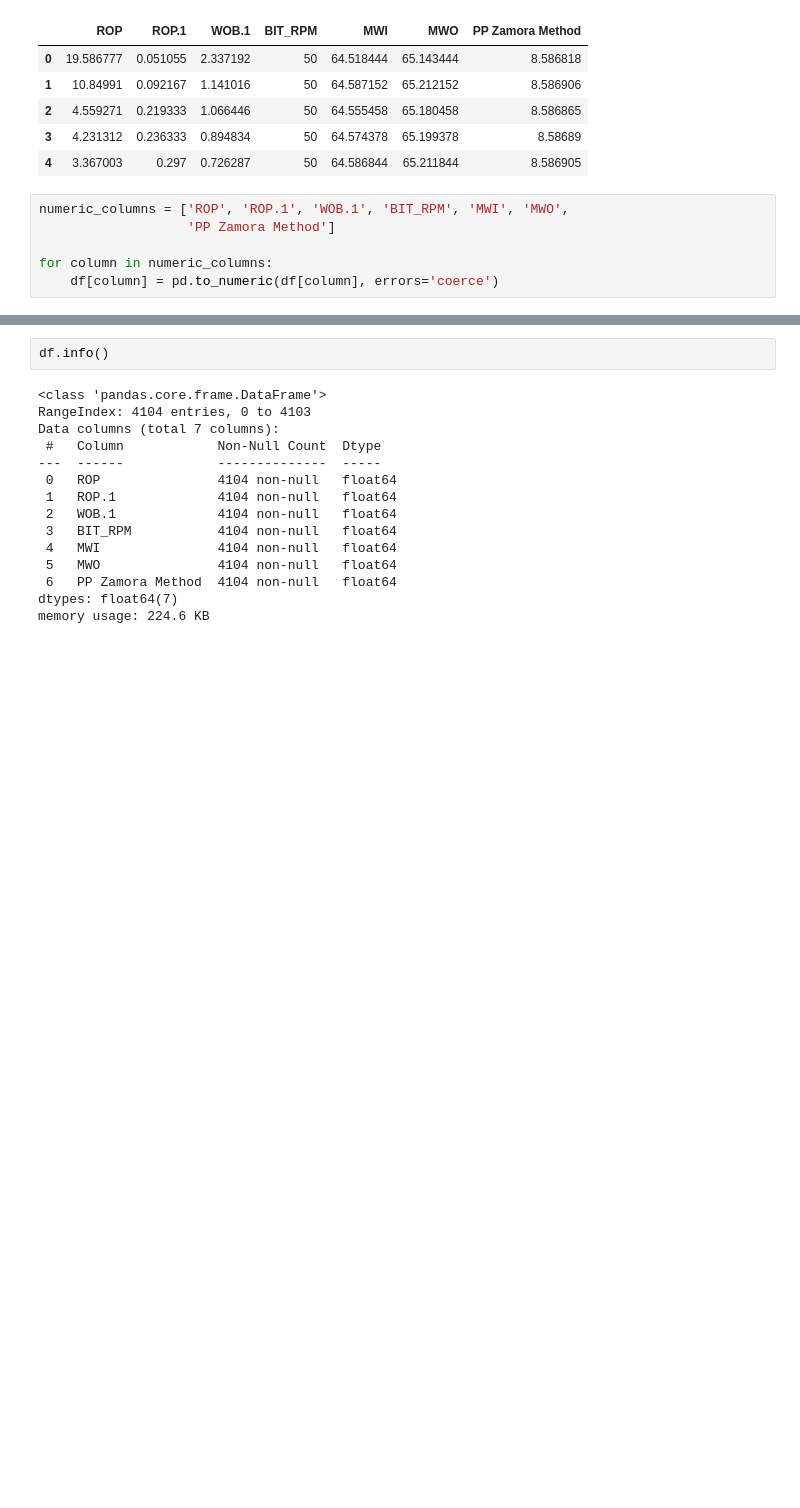
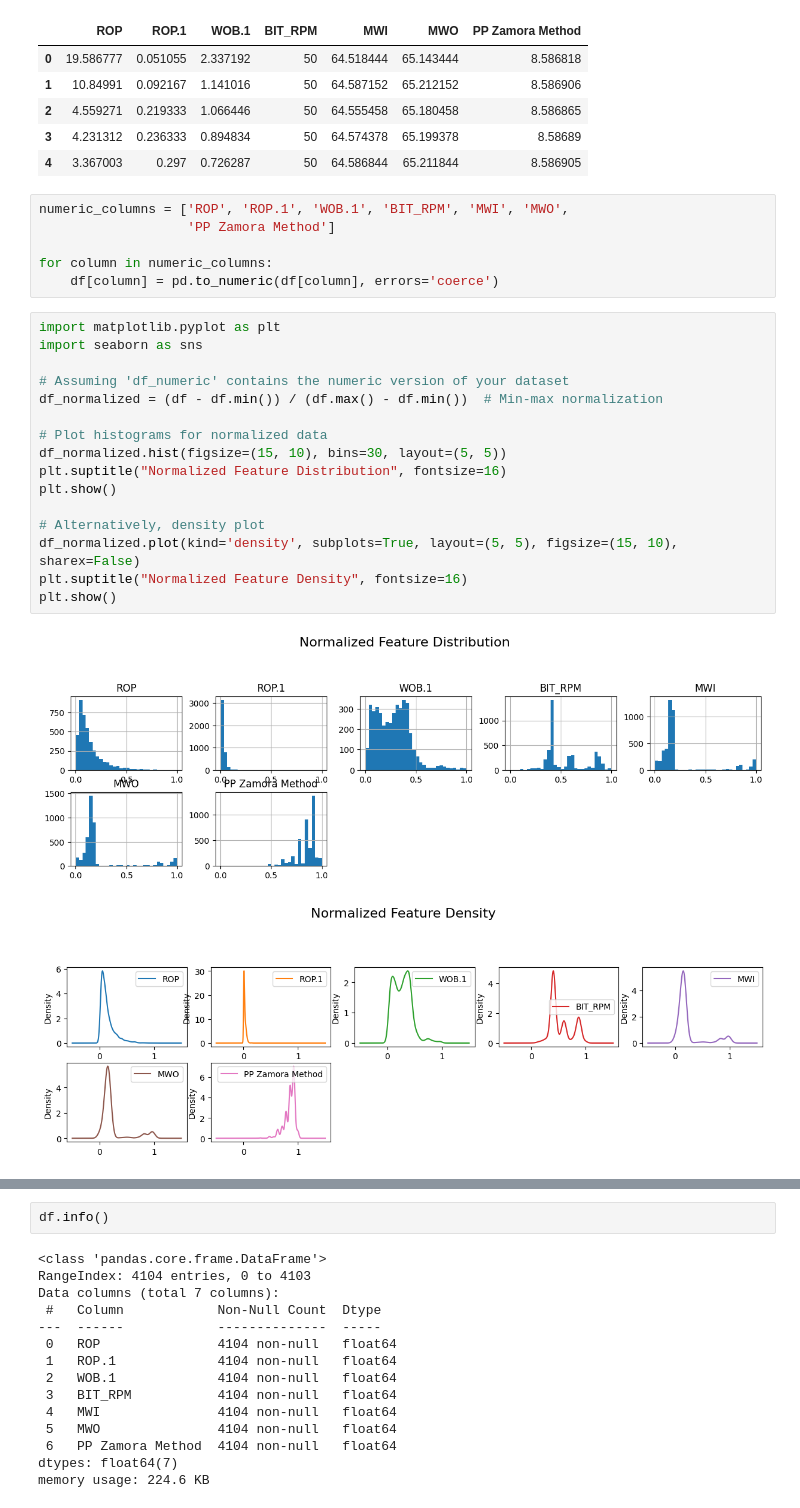
Before and after one commit to Naominour/Drilling, a Jupyter notebook: drilling.ipynb, the cells around one changed output, grey strips where cells are left out. Cells and saved outputs as stored; diff of their text form; blank space fills up the shorter version.

Commit message:
Transforming Data to Reduce Skewness

```diff
--- a/drilling.ipynb
+++ b/drilling.ipynb
@@ -40,3 +40,22 @@ numeric_columns = ['ROP', 'ROP.1', 'WOB.1', 'BIT_RPM', 'MWI', 'MWO',
 
 for column in numeric_columns:
     df[column] = pd.to_numeric(df[column], errors='coerce')
+# %%
+import matplotlib.pyplot as plt
+import seaborn as sns
+
+# Assuming 'df_numeric' contains the numeric version of your dataset
+df_normalized = (df - df.min()) / (df.max() - df.min())  # Min-max normalization
+
+# Plot histograms for normalized data
+df_normalized.hist(figsize=(15, 10), bins=30, layout=(5, 5))
+plt.suptitle("Normalized Feature Distribution", fontsize=16)
+plt.show()
+
+# Alternatively, density plot
+df_normalized.plot(kind='density', subplots=True, layout=(5, 5), figsize=(15, 10), sharex=False)
+plt.suptitle("Normalized Feature Density", fontsize=16)
+plt.show()
+# %% [output]
+[figure, added]
+[figure, added]
```
Also changed, not shown: parts of 3 cells of this notebook.
